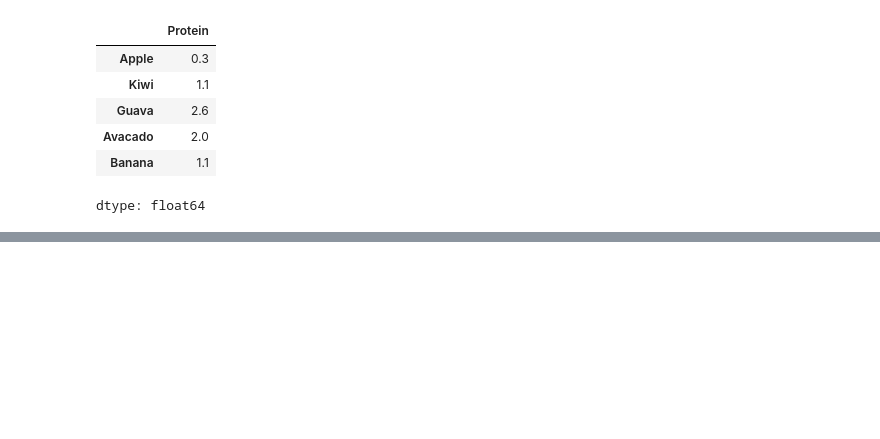
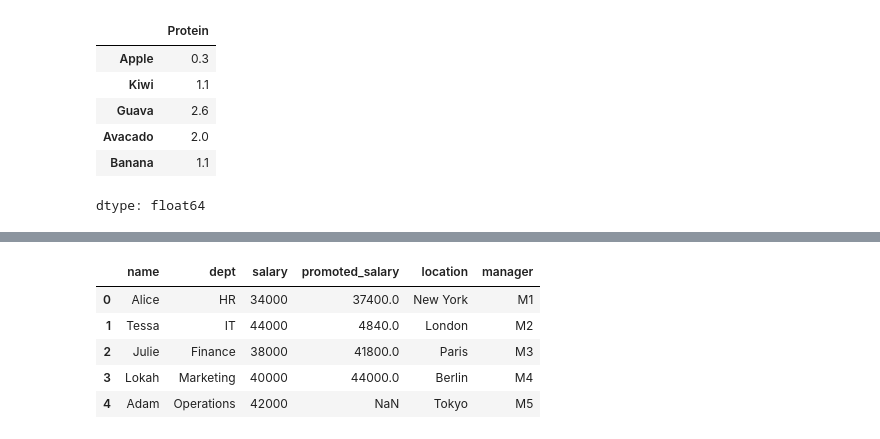
Before and after one commit to FazilMSD7/Data-Analytics, a Jupyter notebook: Pandas/Pandas.ipynb, the cells around one changed output, grey strips where cells are left out. Saved outputs shown, nothing was run; the diff lists cells and outputs as text; code cells hidden in the pictures; blank space fills up the shorter version.

```diff
--- a/Pandas/Pandas.ipynb
+++ b/Pandas/Pandas.ipynb
@@ -126,0 +718,9 @@ dtype: float64
+# %%
+pd.merge(df,df2, on = 'dept')
+# %% [output]
+|  | name | dept | salary | promoted_salary | location | manager |
+| 0 | Alice | HR | 34000 | 37400.0 | New York | M1 |
+| 1 | Tessa | IT | 44000 | 4840.0 | London | M2 |
+| 2 | Julie | Finance | 38000 | 41800.0 | Paris | M3 |
+| 3 | Lokah | Marketing | 40000 | 44000.0 | Berlin | M4 |
+| 4 | Adam | Operations | 42000 | NaN | Tokyo | M5 |
```
Also changed, not shown: parts of 54 cells of this notebook.
